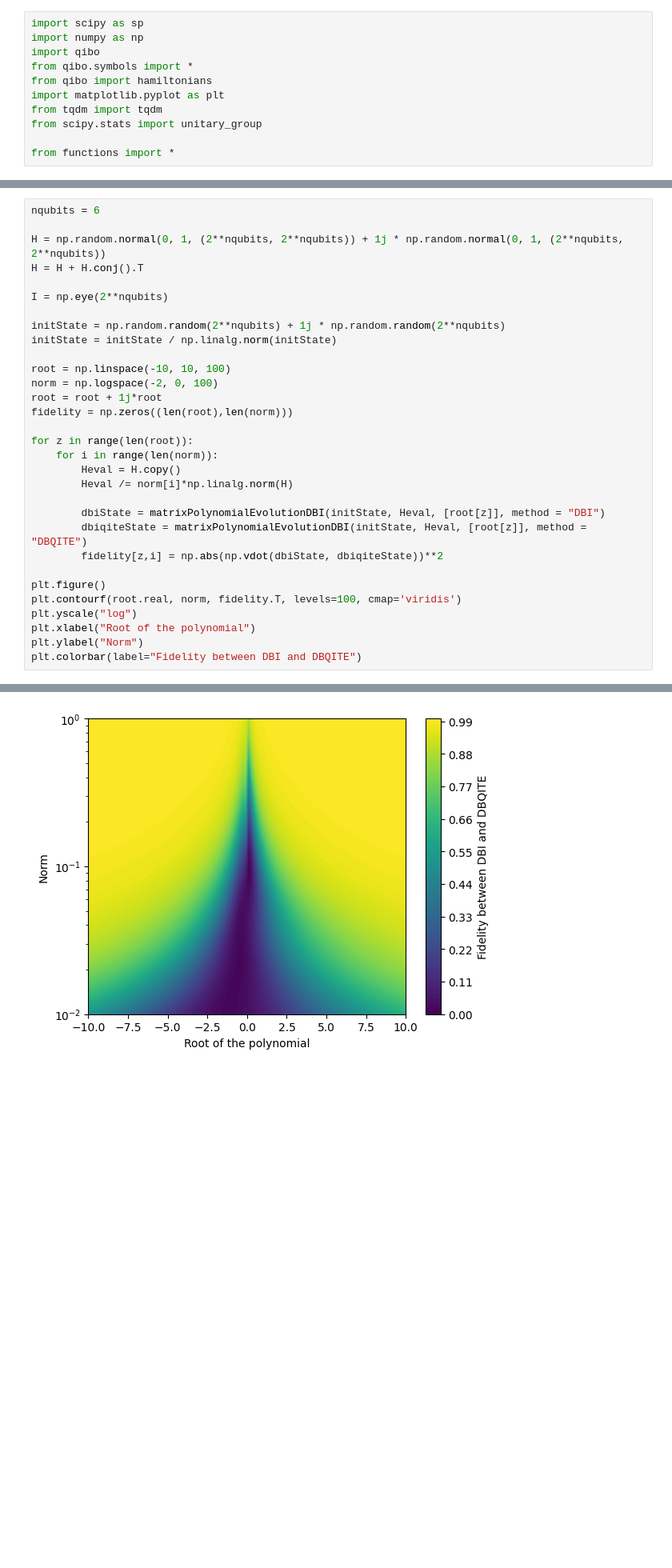
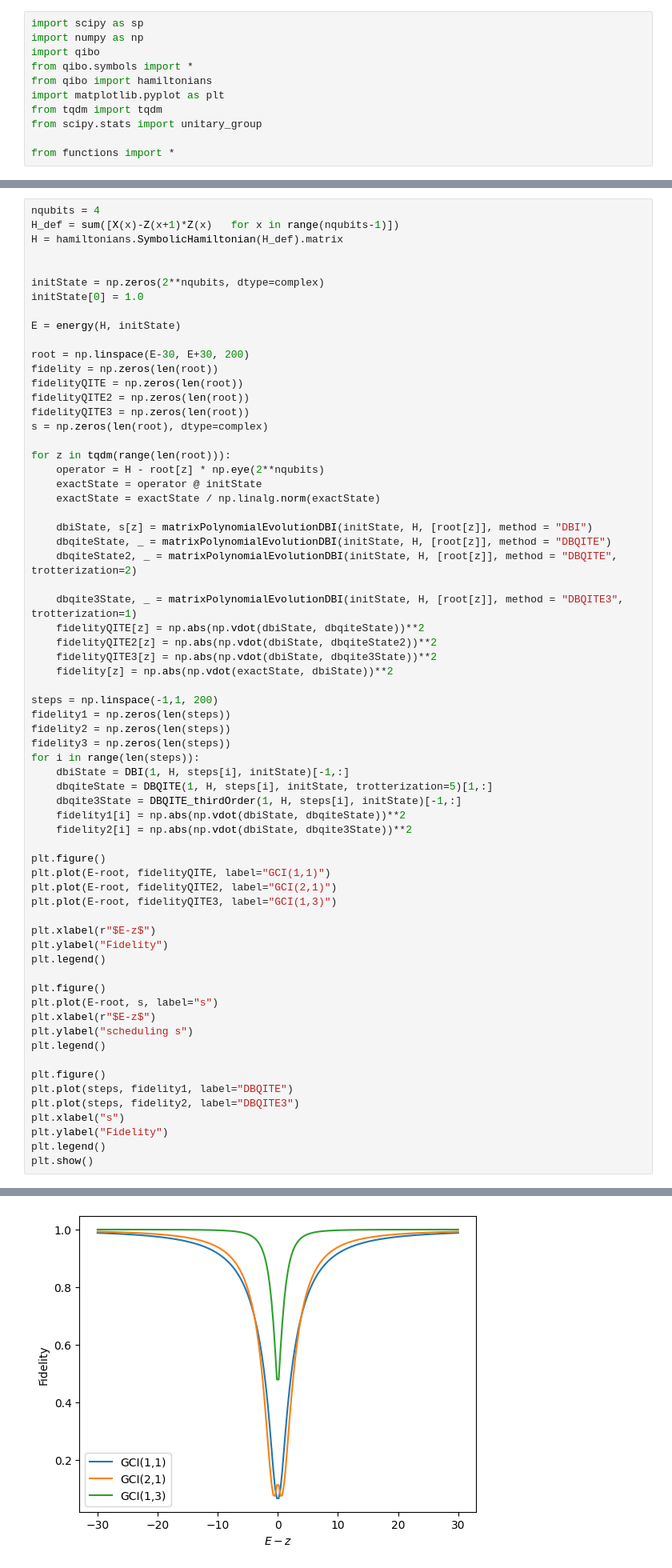
Before and after one commit to wrightjandrew/Master-Project, a Jupyter notebook: QSP_DBQITE.ipynb, the cells around one changed output, grey strips where cells are left out. Shown: that part at 80% size. Saved outputs shown, nothing was run; the diff lists cells and outputs as text; blank space fills up the shorter version.

Commit message:
added correct 3rd order for negative s

```diff
--- a/QSP_DBQITE.ipynb
+++ b/QSP_DBQITE.ipynb
@@ -43,32 +95,67 @@ def matrixPolynomialEvolutionDBI(initState, H, coeffs, method = "DBI", rootSelec
 # %%
-nqubits = 6
+nqubits = 4
+H_def = sum([X(x)-Z(x+1)*Z(x)   for x in range(nqubits-1)])
+H = hamiltonians.SymbolicHamiltonian(H_def).matrix
 
-H = np.random.normal(0, 1, (2**nqubits, 2**nqubits)) + 1j * np.random.normal(0, 1, (2**nqubits, 2**nqubits))
-H = H + H.conj().T
 
-I = np.eye(2**nqubits)
+initState = np.zeros(2**nqubits, dtype=complex)
+initState[0] = 1.0
 
-initState = np.random.random(2**nqubits) + 1j * np.random.random(2**nqubits)
-initState = initState / np.linalg.norm(initState)
+E = energy(H, initState)
 
-root = np.linspace(-10, 10, 100)
-norm = np.logspace(-2, 0, 100)
-root = root + 1j*root
-fidelity = np.zeros((len(root),len(norm)))
+root = np.linspace(E-30, E+30, 200)
+fidelity = np.zeros(len(root))
+fidelityQITE = np.zeros(len(root))
+fidelityQITE2 = np.zeros(len(root))
+fidelityQITE3 = np.zeros(len(root))
+s = np.zeros(len(root), dtype=complex)
 
-for z in range(len(root)):
-    for i in range(len(norm)):
-        Heval = H.copy()
-        Heval /= norm[i]*np.linalg.norm(H)
+for z in tqdm(range(len(root))):
+    operator = H - root[z] * np.eye(2**nqubits)
+    exactState = operator @ initState
+    exactState = exactState / np.linalg.norm(exactState)
 
-        dbiState = matrixPolynomialEvolutionDBI(initState, Heval, [root[z]], method = "DBI")
-        dbiqiteState = matrixPolynomialEvolutionDBI(initState, Heval, [root[z]], method = "DBQITE")
-        fidelity[z,i] = np.abs(np.vdot(dbiState, dbiqiteState))**2
+    dbiState, s[z] = matrixPolynomialEvolutionDBI(initState, H, [root[z]], method = "DBI")
+    dbqiteState, _ = matrixPolynomialEvolutionDBI(initState, H, [root[z]], method = "DBQITE")
+    dbqiteState2, _ = matrixPolynomialEvolutionDBI(initState, H, [root[z]], method = "DBQITE", trotterization=2)
+
+    dbqite3State, _ = matrixPolynomialEvolutionDBI(initState, H, [root[z]], method = "DBQITE3", trotterization=1)
+    fidelityQITE[z] = np.abs(np.vdot(dbiState, dbqiteState))**2
+    fidelityQITE2[z] = np.abs(np.vdot(dbiState, dbqiteState2))**2
+    fidelityQITE3[z] = np.abs(np.vdot(dbiState, dbqite3State))**2
+    fidelity[z] = np.abs(np.vdot(exactState, dbiState))**2
+
+steps = np.linspace(-1,1, 200)
+fidelity1 = np.zeros(len(steps))
+fidelity2 = np.zeros(len(steps))
+fidelity3 = np.zeros(len(steps))
+for i in range(len(steps)):
+    dbiState = DBI(1, H, steps[i], initState)[-1,:]
+    dbqiteState = DBQITE(1, H, steps[i], initState, trotterization=5)[1,:]
+    dbqite3State = DBQITE_thirdOrder(1, H, steps[i], initState)[-1,:]
+    fidelity1[i] = np.abs(np.vdot(dbiState, dbqiteState))**2
+    fidelity2[i] = np.abs(np.vdot(dbiState, dbqite3State))**2
 
 plt.figure()
-plt.contourf(root.real, norm, fidelity.T, levels=100, cmap='viridis')
-plt.yscale("log")
-plt.xlabel("Root of the polynomial")
-plt.ylabel("Norm")
-plt.colorbar(label="Fidelity between DBI and DBQITE")
+plt.plot(E-root, fidelityQITE, label="GCI(1,1)")
+plt.plot(E-root, fidelityQITE2, label="GCI(2,1)")
+plt.plot(E-root, fidelityQITE3, label="GCI(1,3)")
+
+plt.xlabel(r"$E-z$")
+plt.ylabel("Fidelity")
+plt.legend()
+
+plt.figure()
+plt.plot(E-root, s, label="s")
+plt.xlabel(r"$E-z$")
+plt.ylabel("scheduling s")
+plt.legend()
+
+plt.figure()
+plt.plot(steps, fidelity1, label="DBQITE")
+plt.plot(steps, fidelity2, label="DBQITE3")
+plt.xlabel("s")
+plt.ylabel("Fidelity")
+plt.legend()
+plt.show()
 # %% [output]
@@ -76 +163 @@ plt.colorbar(label="Fidelity between DBI and DBQITE")
-[figure, old version]
+[figure, new version]
```
Also changed, not shown: parts of 5 cells of this notebook, 1 other file.
